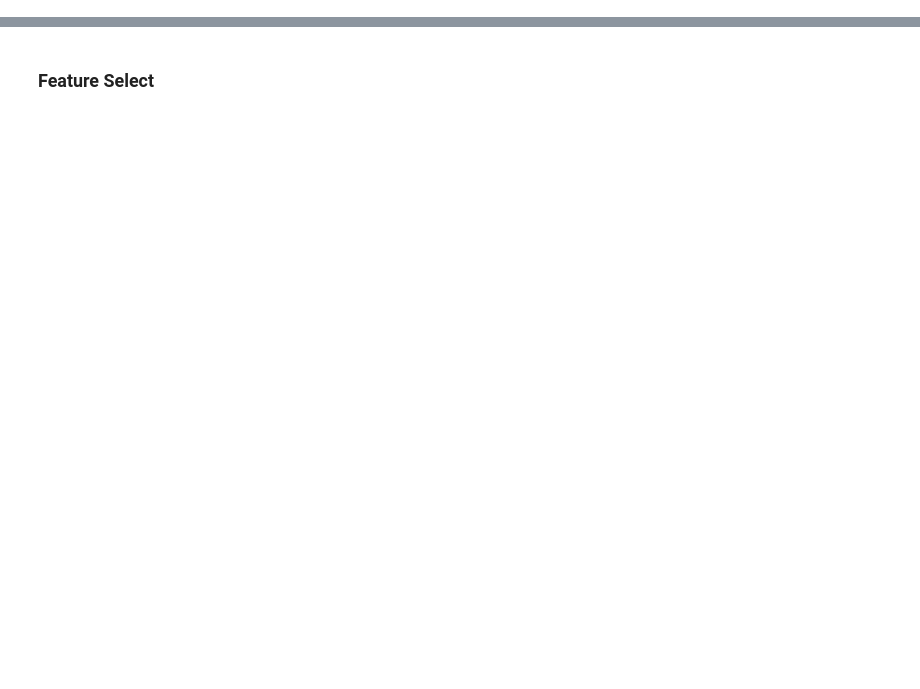
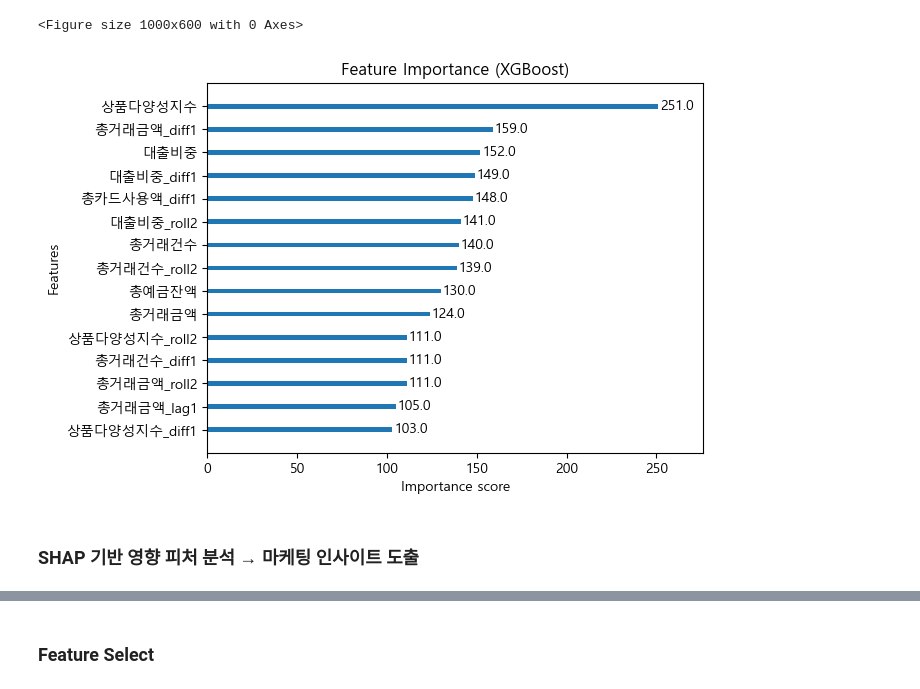
Before and after one commit to wlssyuu/ml-based-financial-analysis, a Jupyter notebook: 2_Model_binary_baseline.ipynb, the cells around one changed output, grey strips where cells are left out. Saved outputs shown, nothing was run; the diff lists cells and outputs as text; code cells hidden in the pictures; blank space fills up the shorter version.

```diff
--- a/2_Model_binary_baseline.ipynb
+++ b/2_Model_binary_baseline.ipynb
@@ -306,0 +53,7 @@ shap.dependence_plot("총거래금액_roll3", shap_values, X)
+# %%
+# -----------------------------
+# ③ (1 - X) 정규화
+# -----------------------------
+scaler = MinMaxScaler()
+for col in base_features:
+    agg_df[col] = 1 - scaler.fit_transform(agg_df[[col]])
@@ -306,0 +89,23 @@ shap.dependence_plot("총거래금액_roll3", shap_values, X)
+# %%
+# -----------------------------
+# ⑤ 타겟 shift (미래 이탈 예측)
+# -----------------------------
+agg_df = agg_df.sort_values(['세그먼트ID', '기준분기'])
+agg_df['target_next_quarter'] = agg_df.groupby('세그먼트ID')['이탈여부'].shift(-1)
+agg_df = agg_df.dropna(subset=['target_next_quarter'])
+# %%
+# -----------------------------
+# ⑥ 피처 목록 구성
+# -----------------------------
+feature_cols = []
+for col in base_features:
+    feature_cols += [col, f"{col}_lag1", f"{col}_diff1", f"{col}_roll2"]
+feature_cols += static_features
+
+X = agg_df[feature_cols]
+y = agg_df['target_next_quarter']
+# %%
+# -----------------------------
+# ⑦ TimeSeriesSplit
+# -----------------------------
+tscv = TimeSeriesSplit(n_splits=4)  # 분기 수에 맞게 조절
@@ -306,0 +209,15 @@ shap.dependence_plot("총거래금액_roll3", shap_values, X)
+# %%
+import matplotlib.pyplot as plt
+import xgboost as xgb
+
+plt.figure(figsize=(10, 6))
+xgb.plot_importance(model, max_num_features=15)
+ax = plt.gca() # 현재 축(Axes) 객체를 가져옵니다.
+ax.grid(False) # 축 객체의 격자 표시를 비활성화합니다.
+plt.title('Feature Importance (XGBoost)')
+plt.show()
+# %% [output]
+<Figure size 1000x600 with 0 Axes>
+[figure, added]
+# %% [markdown]
+### SHAP 기반 영향 피처 분석 → 마케팅 인사이트 도출
```
Also changed, not shown: parts of 37 cells of this notebook, 2 other files.
